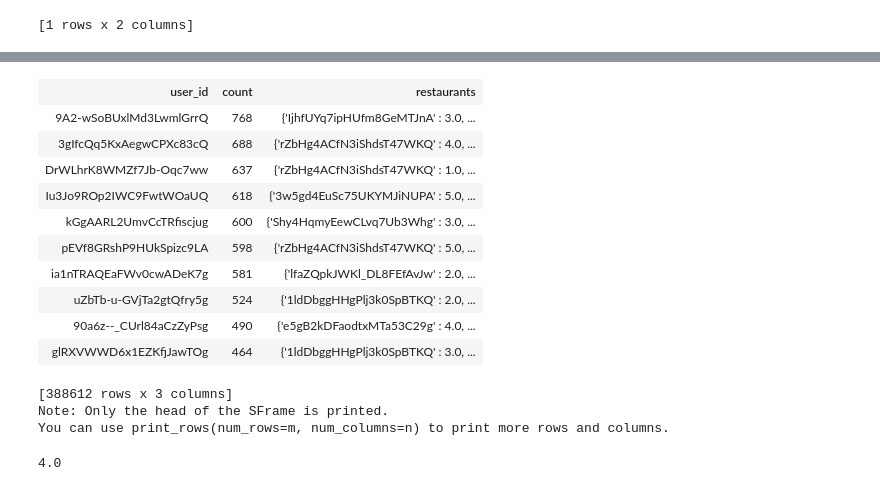
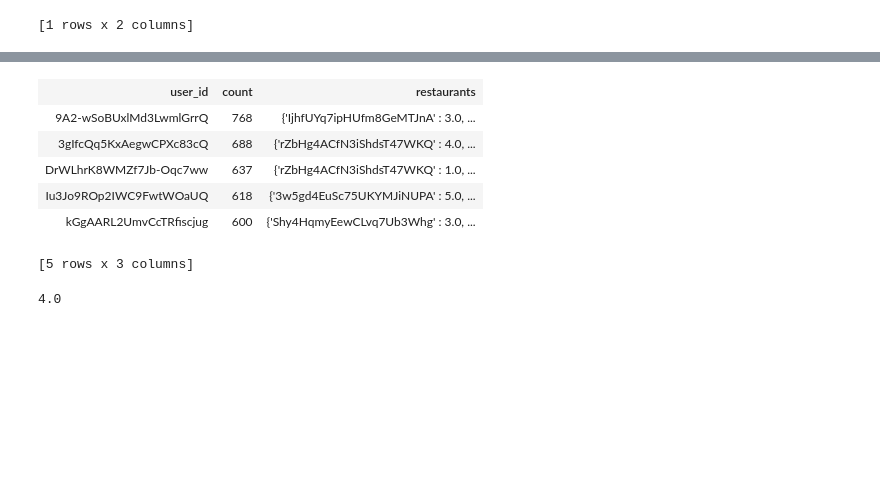
Before and after one commit to AeroGeekDean/traveler_eats_recommender, a Jupyter notebook: graphlab_scratchpad.ipynb, the cells around one changed output, grey strips where cells are left out. Saved outputs shown, nothing was run; the diff lists cells and outputs as text; code cells hidden in the pictures; blank space fills up the shorter version.

```diff
--- a/graphlab_scratchpad.ipynb
+++ b/graphlab_scratchpad.ipynb
@@ -152,6 +100,8 @@ Name: WTSOPGECPOmq-PUxNiHptQ, dtype: object
 # Quick EDA
 # %% [markdown]
 ## Group reviews by users...
+# %%
+sf_obs = sf_obs1
 # %%
 # number of reviews by user (388k distinct users)
 review_count_by_user = sf_obs.groupby('user_id', [gl.aggregate.COUNT()]).sort('Count', ascending=False)#['Count']
@@ -214,26 +157,19 @@ You can use print_rows(num_rows=m, num_columns=n) to print more rows and columns
 # %%
 # group reviews by users, against distinct restaurants.
 # Some users reviewed same restaurants multiple times!!!
 restaurants_by_user = unique_user_items.groupby('user_id',
                                                 {'count':gl.aggregate.COUNT(),
                                                  'restaurants':gl.aggregate.CONCAT('business_id','avg_rating')}) \
                                        .sort('count', ascending=False)
-restaurants_by_user
+restaurants_by_user.head(5)
 # %% [output]
 | user_id | count | restaurants |
 | 9A2-wSoBUxlMd3LwmlGrrQ | 768 | {'IjhfUYq7ipHUfm8GeMTJnA' : 3.0, ... |
 | 3gIfcQq5KxAegwCPXc83cQ | 688 | {'rZbHg4ACfN3iShdsT47WKQ' : 4.0, ... |
 | DrWLhrK8WMZf7Jb-Oqc7ww | 637 | {'rZbHg4ACfN3iShdsT47WKQ' : 1.0, ... |
 | Iu3Jo9ROp2IWC9FwtWOaUQ | 618 | {'3w5gd4EuSc75UKYMJiNUPA' : 5.0, ... |
 | kGgAARL2UmvCcTRfiscjug | 600 | {'Shy4HqmyEewCLvq7Ub3Whg' : 3.0, ... |
-| pEVf8GRshP9HUkSpizc9LA | 598 | {'rZbHg4ACfN3iShdsT47WKQ' : 5.0, ... |
-| ia1nTRAQEaFWv0cwADeK7g | 581 | {'lfaZQpkJWKl_DL8FEfAvJw' : 2.0, ... |
-| uZbTb-u-GVjTa2gtQfry5g | 524 | {'1ldDbggHHgPlj3k0SpBTKQ' : 2.0, ... |
-| 90a6z--_CUrl84aCzZyPsg | 490 | {'e5gB2kDFaodtxMTa53C29g' : 4.0, ... |
-| glRXVWWD6x1EZKfjJawTOg | 464 | {'1ldDbggHHgPlj3k0SpBTKQ' : 3.0, ... |
-[388612 rows x 3 columns]
-Note: Only the head of the SFrame is printed.
-You can use print_rows(num_rows=m, num_columns=n) to print more rows and columns.
+[5 rows x 3 columns]
 # %%
 biz_rating_dict = restaurants_by_user.filter_by('0MRlubaLu5v3sI4vu_XqDg', 'user_id')[0]['restaurants']
 # %%
```
Also changed, not shown: parts of 52 cells of this notebook, 1 other file.
